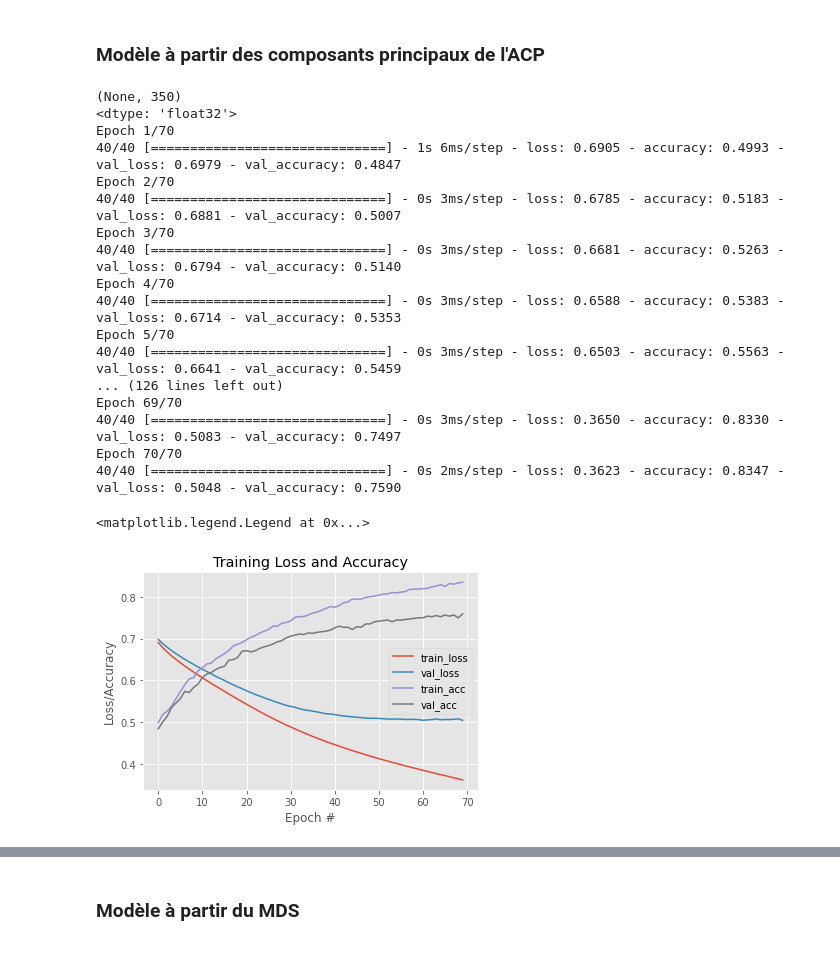
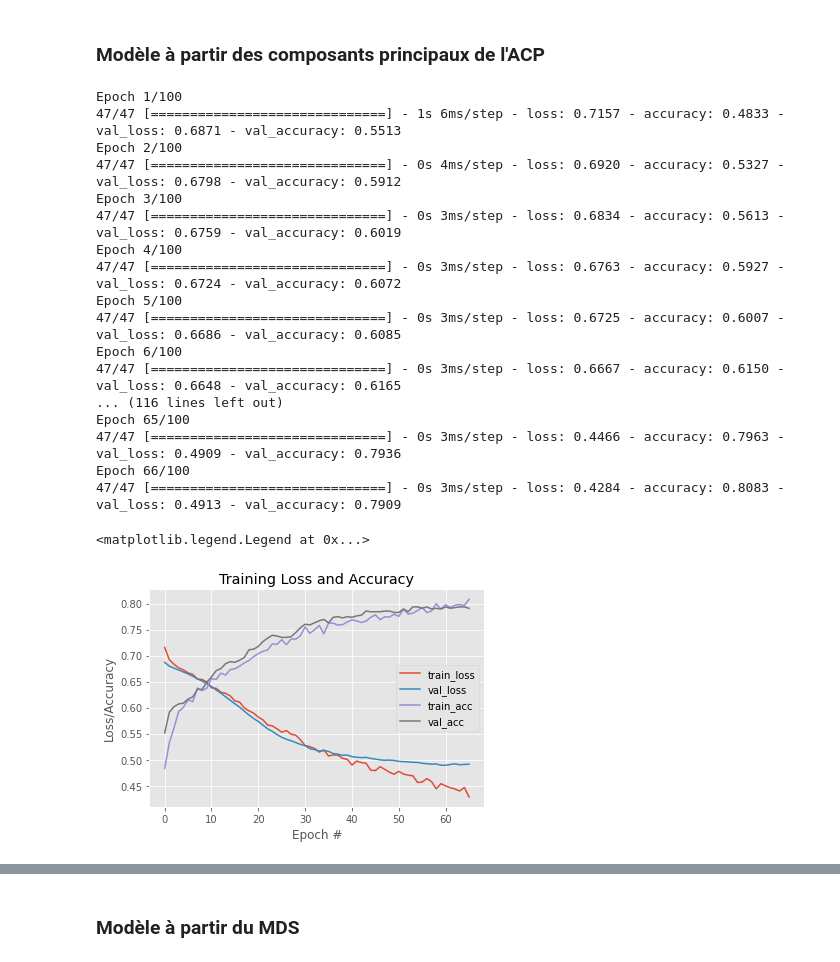
Before and after one commit to flotep/bioresponse, a Jupyter notebook: bioresponse.ipynb, the cells around one changed output, grey strips where cells are left out. Cells and saved outputs as stored; diff of their text form; code cells hidden in the pictures.

```diff
--- a/bioresponse.ipynb
+++ b/bioresponse.ipynb
@@ -1249,58 +1307,56 @@ print(loss)
 #Input of the model
 input_shape = (350,)
 inputs = keras.Input(shape=input_shape)
-print(inputs.shape)
-print(inputs.dtype)
-#drop_out_1 = layers.Dropout(0.2)(inputs)
+drop_out_1 = layers.Dropout(0.1)(inputs)
 #Model layers
-hidden1 = layers.Dense(64, activation="relu")(inputs)
-hidden2 = layers.Dense(32, activation="relu")(hidden1)
-
-#hidden3 = layers.Dense(32, activation="relu")(hidden2)# 3755 1 hidden
-outputs = layers.Dense(1, activation ="sigmoid")(hidden2) #shape = 1 -> One value between 0 and 1 (regression)
-
-model_acp = keras.Model(inputs=inputs, outputs=outputs,name="bioresponse_model")
+hidden1 = layers.Dense(64, activation="relu")(drop_out_1)
+drop_out_2 = layers.Dropout(0.1)(hidden1)
+hidden2 = layers.Dense(32, activation="relu")(drop_out_2)
+drop_out_3 = layers.Dropout(0.1)(hidden2)
+hidden3 = layers.Dense(32, activation="relu")(drop_out_3)
+outputs = layers.Dense(1, activation ="sigmoid")(hidden3)
+model_acp = keras.Model(inputs=inputs, outputs=outputs,name="acp_model")
 #Compile model
 #Binary Cross-Entropy specifies that the model should optimize the log loss
 model_acp.compile(
     #loss=keras.losses.MeanSquaredError(),
-    loss=tf.keras.losses.BinaryCrossentropy(from_logits=True), #Evaluate the model with the log loss
+    loss=tf.keras.losses.BinaryCrossentropy(), #Evaluate the model with the log loss
     optimizer=keras.optimizers.SGD(), #ou Adagrad avec haut LR
     metrics=["accuracy"]
 )
-history_model_acp=model_acp.fit(X_pca,df_y_train, batch_size=75, epochs= 70, validation_split=0.2)
+history_model_acp=model_acp.fit(X_pca,df_y_train, batch_size=64, epochs= 100, validation_split=0.2, callbacks=callback)
 # %% [output]
-(None, 350)
-<dtype: 'float32'>
-Epoch 1/70
-40/40 [==============================] - 1s 6ms/step - loss: 0.6905 - accuracy: 0.4993 - val_loss: 0.6979 - val_accuracy: 0.4847
-Epoch 2/70
-40/40 [==============================] - 0s 3ms/step - loss: 0.6785 - accuracy: 0.5183 - val_loss: 0.6881 - val_accuracy: 0.5007
-Epoch 3/70
-40/40 [==============================] - 0s 3ms/step - loss: 0.6681 - accuracy: 0.5263 - val_loss: 0.6794 - val_accuracy: 0.5140
-Epoch 4/70
-40/40 [==============================] - 0s 3ms/step - loss: 0.6588 - accuracy: 0.5383 - val_loss: 0.6714 - val_accuracy: 0.5353
-Epoch 5/70
-40/40 [==============================] - 0s 3ms/step - loss: 0.6503 - accuracy: 0.5563 - val_loss: 0.6641 - val_accuracy: 0.5459
-... (126 lines left out)
-Epoch 69/70
-40/40 [==============================] - 0s 3ms/step - loss: 0.3650 - accuracy: 0.8330 - val_loss: 0.5083 - val_accuracy: 0.7497
-Epoch 70/70
-40/40 [==============================] - 0s 2ms/step - loss: 0.3623 - accuracy: 0.8347 - val_loss: 0.5048 - val_accuracy: 0.7590
+Epoch 1/100
+47/47 [==============================] - 1s 6ms/step - loss: 0.7157 - accuracy: 0.4833 - val_loss: 0.6871 - val_accuracy: 0.5513
+Epoch 2/100
+47/47 [==============================] - 0s 4ms/step - loss: 0.6920 - accuracy: 0.5327 - val_loss: 0.6798 - val_accuracy: 0.5912
+Epoch 3/100
+47/47 [==============================] - 0s 3ms/step - loss: 0.6834 - accuracy: 0.5613 - val_loss: 0.6759 - val_accuracy: 0.6019
+Epoch 4/100
+47/47 [==============================] - 0s 3ms/step - loss: 0.6763 - accuracy: 0.5927 - val_loss: 0.6724 - val_accuracy: 0.6072
+Epoch 5/100
+47/47 [==============================] - 0s 3ms/step - loss: 0.6725 - accuracy: 0.6007 - val_loss: 0.6686 - val_accuracy: 0.6085
+Epoch 6/100
+47/47 [==============================] - 0s 3ms/step - loss: 0.6667 - accuracy: 0.6150 - val_loss: 0.6648 - val_accuracy: 0.6165
+... (116 lines left out)
+Epoch 65/100
+47/47 [==============================] - 0s 3ms/step - loss: 0.4466 - accuracy: 0.7963 - val_loss: 0.4909 - val_accuracy: 0.7936
+Epoch 66/100
+47/47 [==============================] - 0s 3ms/step - loss: 0.4284 - accuracy: 0.8083 - val_loss: 0.4913 - val_accuracy: 0.7909
 # %%
 # plot the training loss and accuracy
 plt.style.use("ggplot")
 plt.figure()
-plt.plot(np.arange(0, 70), history_model_acp.history["loss"], label="train_loss")
-plt.plot(np.arange(0, 70), history_model_acp.history["val_loss"], label="val_loss")
-plt.plot(np.arange(0, 70), history_model_acp.history["accuracy"], label="train_acc")
-plt.plot(np.arange(0, 70), history_model_acp.history["val_accuracy"], label="val_acc")
+plt.plot(history_model_acp.history["loss"], label="train_loss")
+plt.plot(history_model_acp.history["val_loss"], label="val_loss")
+plt.plot(history_model_acp.history["accuracy"], label="train_acc")
+plt.plot(history_model_acp.history["val_accuracy"], label="val_acc")
 plt.title("Training Loss and Accuracy")
 plt.xlabel("Epoch #")
 plt.ylabel("Loss/Accuracy")
 plt.legend()
 # %% [output]
 <matplotlib.legend.Legend at 0x...>
-[figure, old version]
+[figure, new version]
 # %%
 #Test the model
```
Also changed, not shown: parts of 99 cells of this notebook.
